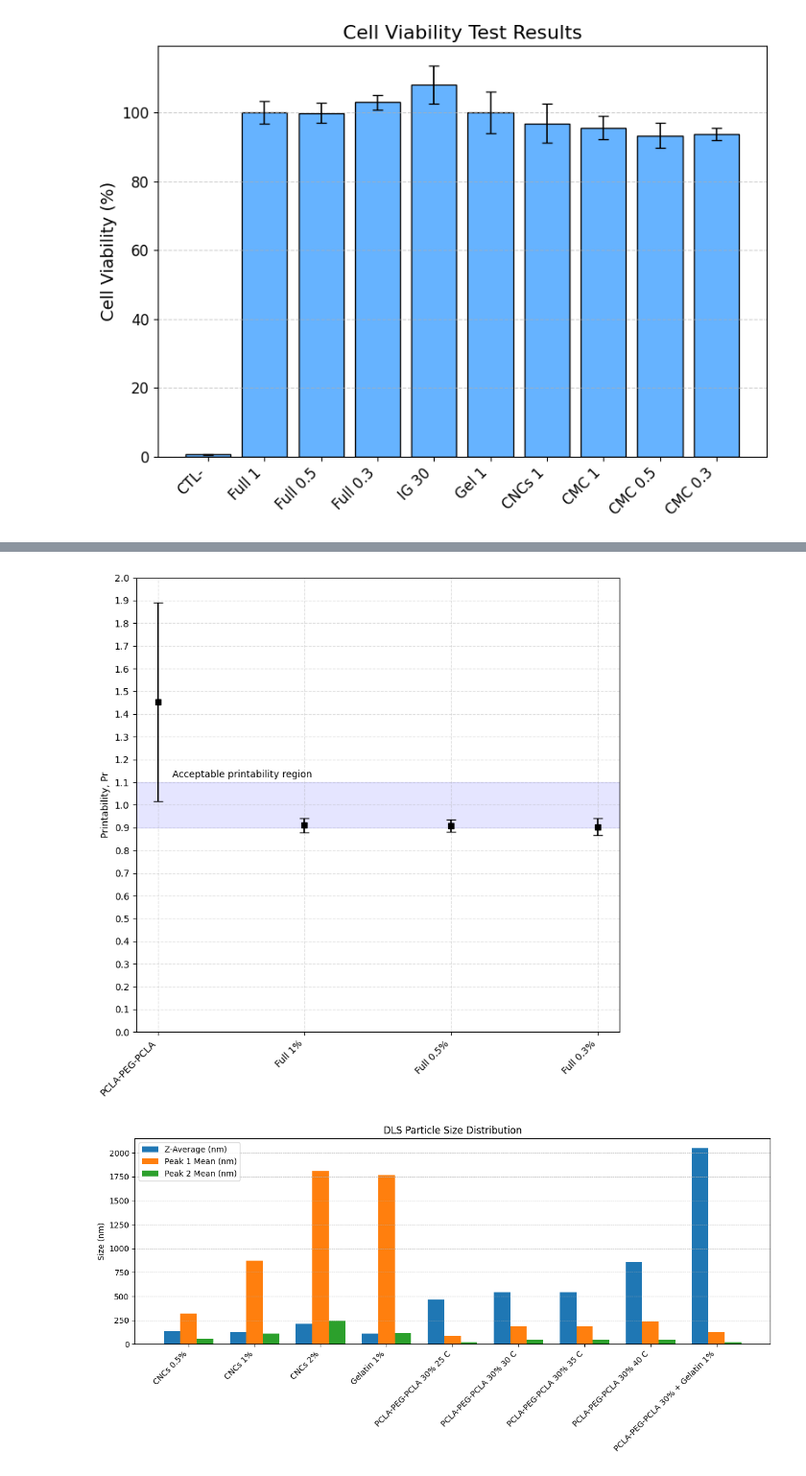
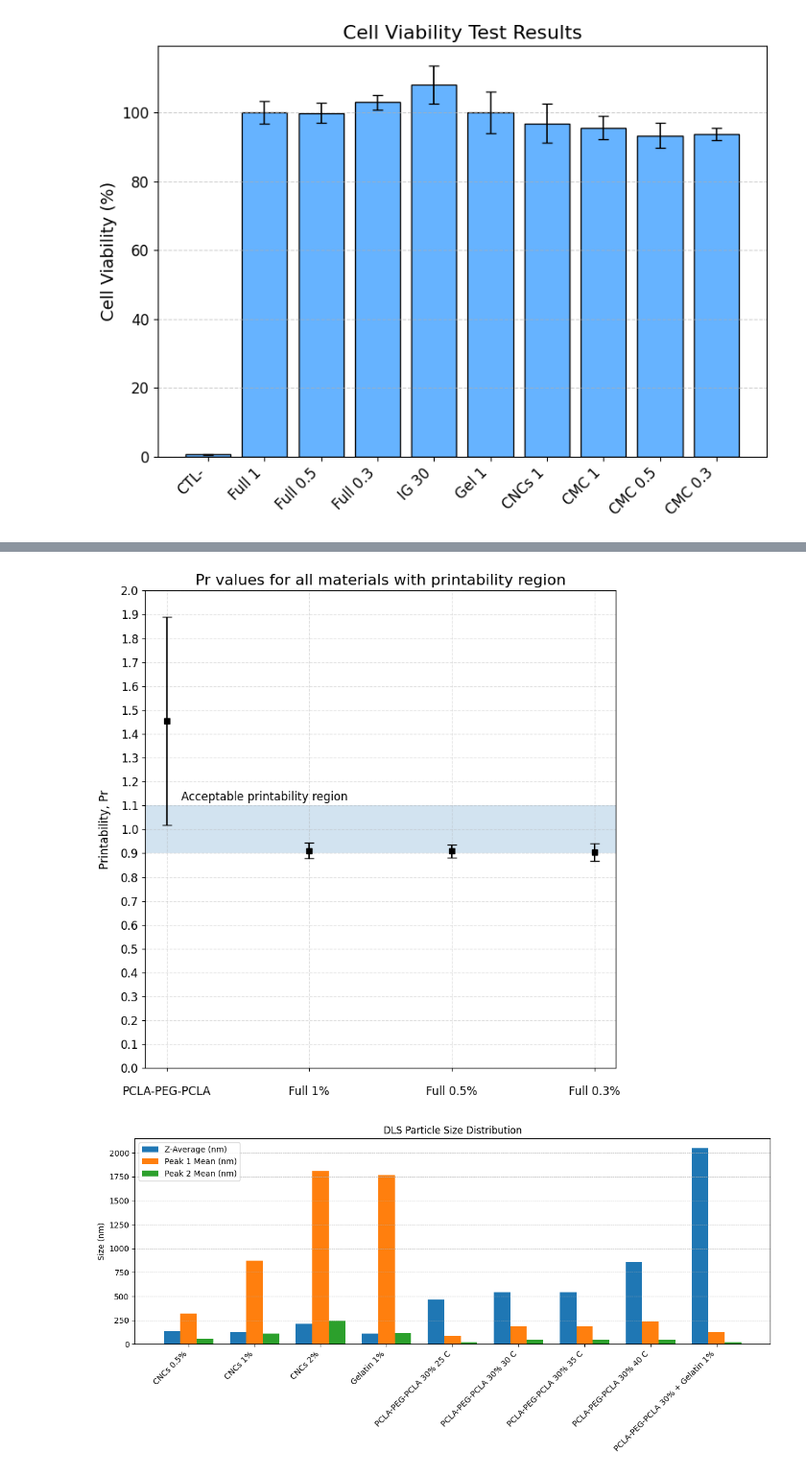
Before and after one commit to KingaKruczek/bachelor-project-code-kk, a Jupyter notebook: Bachelor_Project_Graphs.ipynb, the cells around one changed output, grey strips where cells are left out. Shown at 96% size. Saved outputs shown, nothing was run; the diff lists cells and outputs as text; code cells hidden in the pictures.

```diff
--- a/Bachelor_Project_Graphs.ipynb
+++ b/Bachelor_Project_Graphs.ipynb
@@ -766,34 +837,37 @@ plt.show()
 # %%
 import matplotlib.pyplot as plt
 import numpy as np
 
 # Data
 samples = ['PCLA-PEG-PCLA', 'Full 1%', 'Full 0.5%', 'Full 0.3%']
 avg_pr = [1.45360396, 0.910966839, 0.908903847, 0.90379167]
 std_dev = [0.436764075, 0.031912063, 0.027406119, 0.037575091]
 
 x = np.arange(len(samples))
 
 # Plotting
 fig, ax = plt.subplots(figsize=(8, 8))
 ax.errorbar(x, avg_pr, yerr=std_dev, fmt='s', capsize=5, color='black', ecolor='black')
 
 # Acceptable printability region (between 0.9 and 1.1)
-ax.axhspan(0.9, 1.1, color='blue', alpha=0.1)
-ax.text(0.1, 1.12, 'Acceptable printability region', fontsize=10)
+ax.axhspan(0.9, 1.1, alpha=0.2)
+ax.text(0.1, 1.12, 'Acceptable printability region', fontsize=12)
 
 # Aesthetics
 ax.set_xticks(x)
-ax.set_xticklabels(samples, rotation=45, ha='right')
-ax.set_ylabel('Printability, Pr')
+ax.set_xticklabels(samples, fontsize=12)
+ax.tick_params(axis='x', pad=15)  # Moves x-tick labels further from the axis
+ax.set_ylabel('Printability, Pr', fontsize=12, labelpad=10)  # Moves y-axis label further from axis
+ax.set_title('Pr values for all materials with printability region', fontsize=16)
 ax.set_ylim(0, 2)
 ax.set_yticks(np.arange(0, 2.1, 0.1))
+ax.tick_params(axis='y', labelsize=12)
 ax.grid(True, linestyle='--', alpha=0.4)
 
 plt.tight_layout()
 plt.show()
 # %% [output]
-[figure, old version]
+[figure, new version]
 # %%
 import matplotlib.pyplot as plt
 import pandas as pd
```
Also changed, not shown: parts of 4 cells of this notebook.
